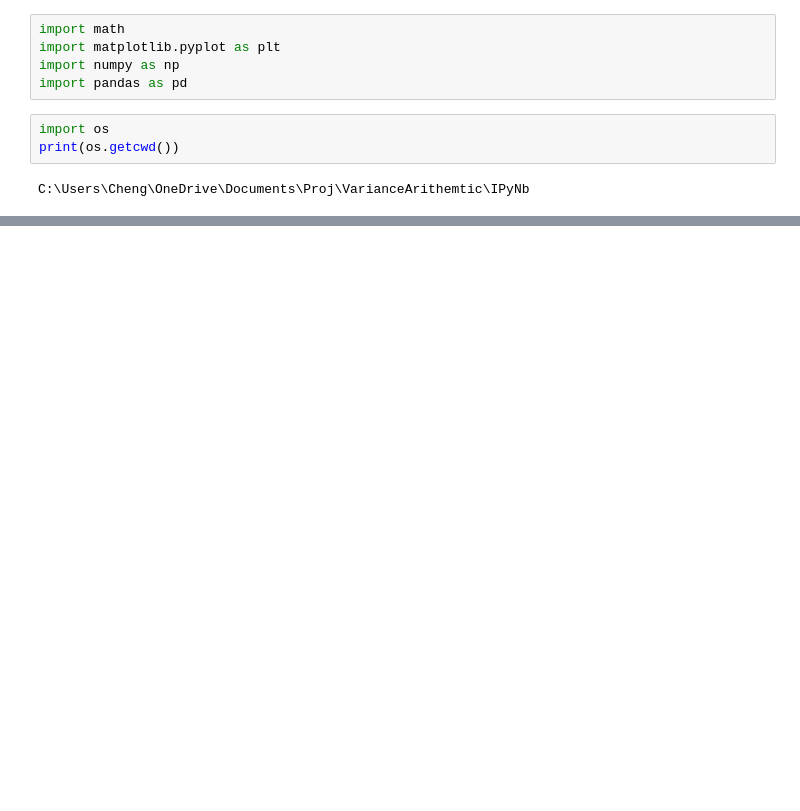
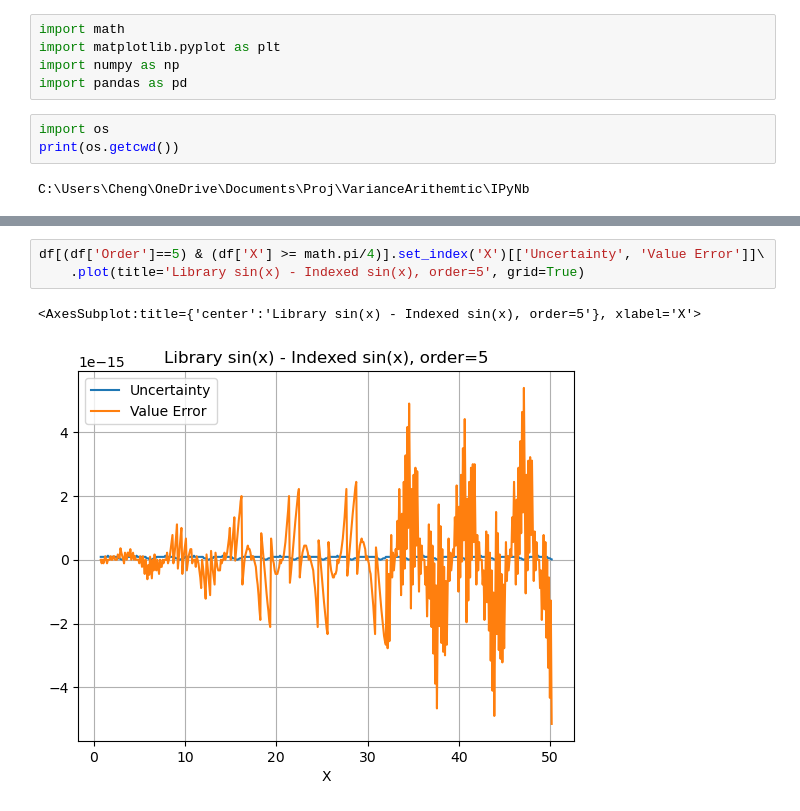
Before and after one commit to Chengpu0707/VarianceArithmetic, a Jupyter notebook: IPyNb/SinDiff.ipynb, the cells around one changed output, grey strips where cells are left out. Saved outputs shown, nothing was run; the diff lists cells and outputs as text; blank space fills up the shorter version.

```diff
--- a/IPyNb/SinDiff.ipynb
+++ b/IPyNb/SinDiff.ipynb
@@ -25,0 +32,6 @@ df.set_index('X')['Diff'].plot(title='Difference Between Library Sin and Indexed
+# %%
+df[(df['Order']==5) & (df['X'] >= math.pi/4)].set_index('X')[['Uncertainty', 'Value Error']]\
+    .plot(title='Library sin(x) - Indexed sin(x), order=5', grid=True)
+# %% [output]
+<AxesSubplot:title={'center':'Library sin(x) - Indexed sin(x), order=5'}, xlabel='X'>
+[figure, added]
```
Also changed, not shown: parts of 14 cells of this notebook, 8 other files.
